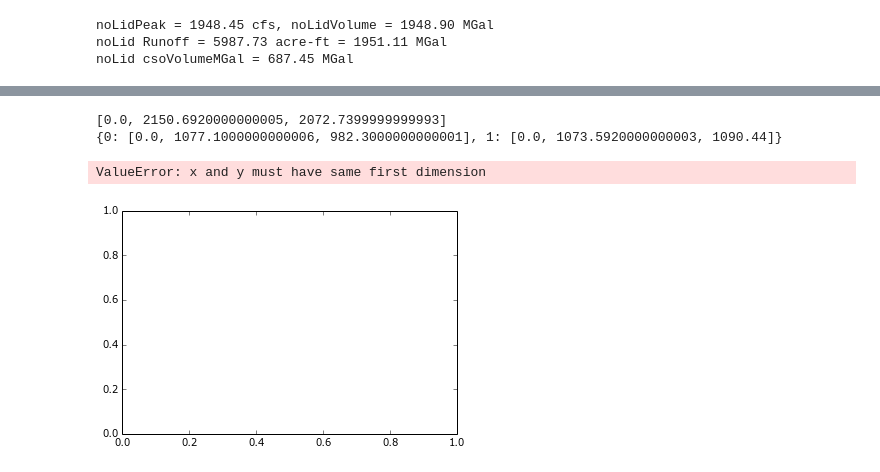
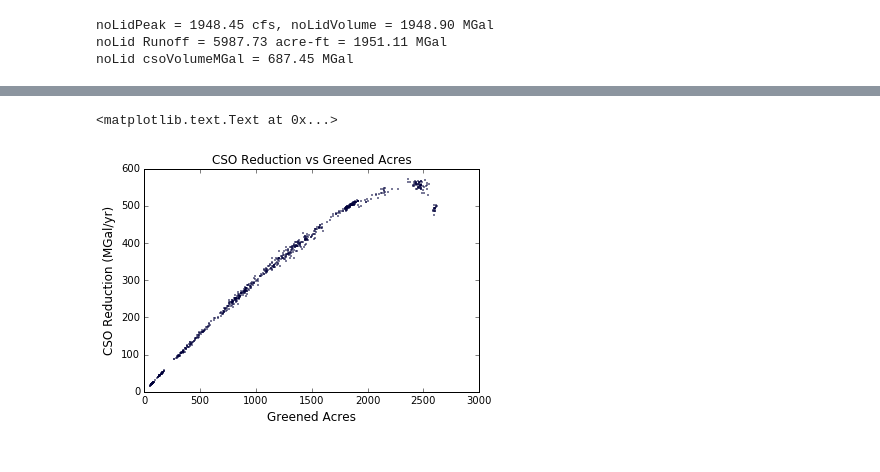
Before and after one commit to amcgarity/SWMMWise, a Jupyter notebook: multivariate_regression-AEM.ipynb, the cells around one changed output, grey strips where cells are left out. Drawn from its saved outputs; the diff is of its cells as text; code cells hidden in the pictures.

```diff
--- a/multivariate_regression-AEM.ipynb
+++ b/multivariate_regression-AEM.ipynb
@@ -96,37 +96,35 @@ Number of Runs stored in Database = 301
 # %%
-# Compute total greened acres:
+# Compute total greened acres and plot CSO reductions vs greened acres
 %matplotlib inline
 import matplotlib.pyplot as plt
 gaPerLid = [0.1,0.936]
+lidNumbers = results['numLists']
 greenedAcres = []
 lidGreenedAcres = {}
 for lid in range(0,numLID):
     lidGreenedAcres[lid] = []
-lidNumbers = results['numLists']
 lidTransposed = zip(*lidNumbers)
-for run in range(0,3):
+for run in range(0,numberOfRuns):
     variable = 0
     lidList = lidTransposed[run]
     gaTotalThisRun = 0.0
     for lid in range(0,numLID):
         gaTotalThisLID = 0.0
         for subcat in range(0,numSubcatch):
             numberLID = lidList[variable]
             thisGreenedAcres = gaPerLid[lid]*numberLID
             gaTotalThisRun += thisGreenedAcres
             gaTotalThisLID += thisGreenedAcres
             variable += 1
         lidGreenedAcres[lid].append(gaTotalThisLID)
     greenedAcres.append(gaTotalThisRun)
-print greenedAcres
-print lidGreenedAcres
+#print greenedAcres
+#print lidGreenedAcres
 (fig, ax1) = plt.subplots()
+plt.title("CSO Reduction vs Greened Acres")
 ax1.plot(greenedAcres,csoReductionMgal,'ko',color = 'b',markersize = 1)
-#ax1.plot(xline,yline)
 ax1.set_xlabel("Greened Acres",fontsize=12)
-ax1.set_ylabel("CSO Reduction (MGal)",fontsize=12)
+ax1.set_ylabel("CSO Reduction (MGal/yr)",fontsize=12)
 # %% [output]
-[0.0, 2150.6920000000005, 2072.7399999999993]
-{0: [0.0, 1077.1000000000006, 982.3000000000001], 1: [0.0, 1073.5920000000003, 1090.44]}
+<matplotlib.text.Text at 0x...>
-ValueError: x and y must have same first dimension
-[figure, old version]
+[figure, new version]
```
Also changed, not shown: parts of 12 cells of this notebook, 1 other file.
